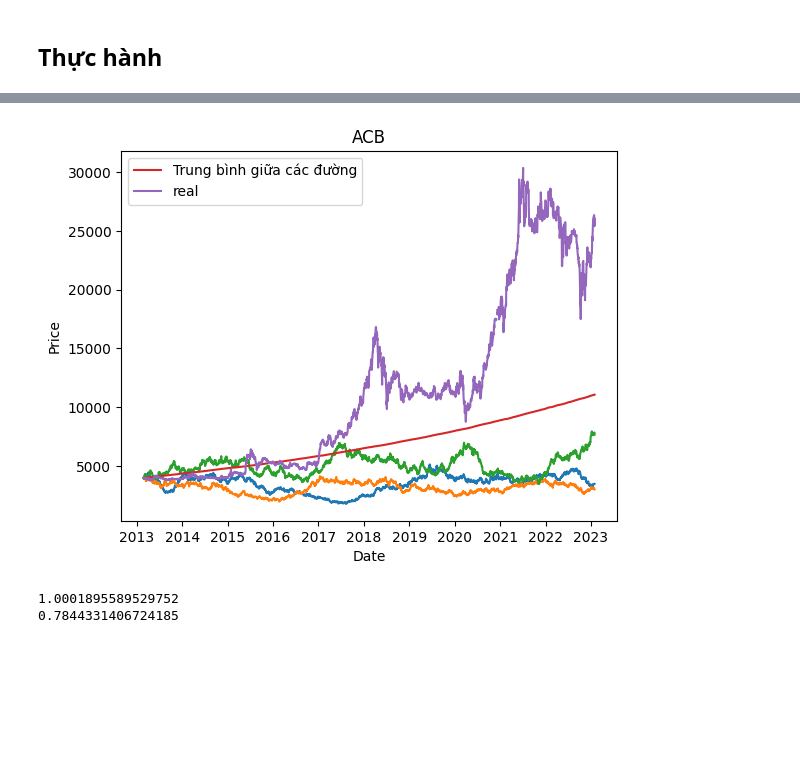
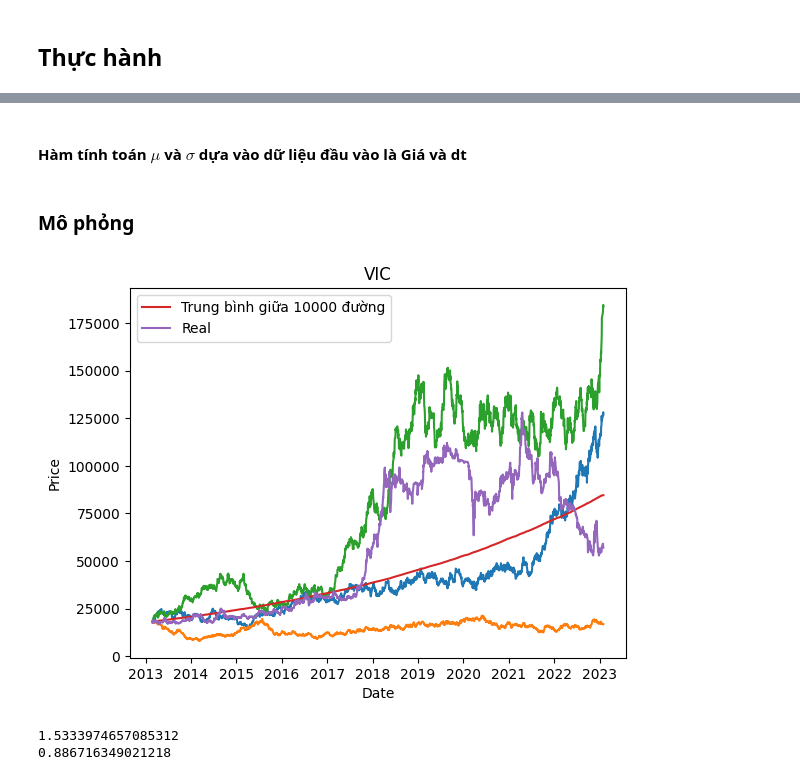
Before and after one commit to khanhtrinh2003/Financial-mathematics, a Jupyter notebook: tren_lop.ipynb, the cells around one changed output, grey strips where cells are left out. Drawn from its saved outputs; the diff is of its cells as text; code cells hidden in the pictures; blank space fills up the shorter version.

```diff
--- a/tren_lop.ipynb
+++ b/tren_lop.ipynb
@@ -51,36 +76,44 @@ plt.show()
+# %% [markdown]
+#### Hàm tính toán $\mu$ và $\sigma$ dựa vào dữ liệu đầu vào là Giá và dt
+# %%
+def mu_sigma(df,dt):
+    mu = df.pct_change().mean()/dt
+    sigma = np.sqrt(df.pct_change().var()/dt)
+    return mu, sigma
 # %%
-ticker = "ACB"
+ticker = "VIC"
 start = "2013-01-01"
 end = "2023-01-31"
 vn_df = vn[ticker][(pd.Timestamp(start).date()<=vn.index.date)&(vn.index.date<=pd.Timestamp(end).date())]
+# %% [markdown]
+### Mô phỏng
 # %%
 T=1
 N=len(vn_df) # Số bước
 M=10000 # Số kịch bản
 dt=T/N
 t=np.arange(0,1,dt)
 dW = np.sqrt(dt)*np.random.randn(M,N)
 W = np.cumsum(dW,axis=1)
 
-mu=np.cumsum(vn[ticker].pct_change()).mean()
-sigma=np.cumsum(vn[ticker].pct_change()).std()
+mu, sigma = mu_sigma(vn_df,dt)
 
 S0=vn_df.iloc[0,]
 U=np.exp((mu-0.5*sigma**2)*t+sigma*W)
 
 Umean = np.mean(U,axis=0)
 
 plt.plot(vn_df.index,S0*U[:3].T) #Vẽ 5 đường
-plt.plot(vn_df.index,S0*Umean,label="Trung bình giữa các đường")
+plt.plot(vn_df.index,S0*Umean,label=f"Trung bình giữa {M} đường")
 plt.plot(vn_df,label="Real")
 plt.title(f"{ticker}")
 plt.ylabel("Price")
 plt.xlabel("Date")
 plt.legend()
 plt.show()
 print(mu)
 print(sigma)
 # %% [output]
-[figure, old version]
+[figure, new version]
-1.0001895589529752
-0.7844331406724185
+1.5333974657085312
+0.886716349021218
```
Also changed, not shown: parts of 3 cells of this notebook.
